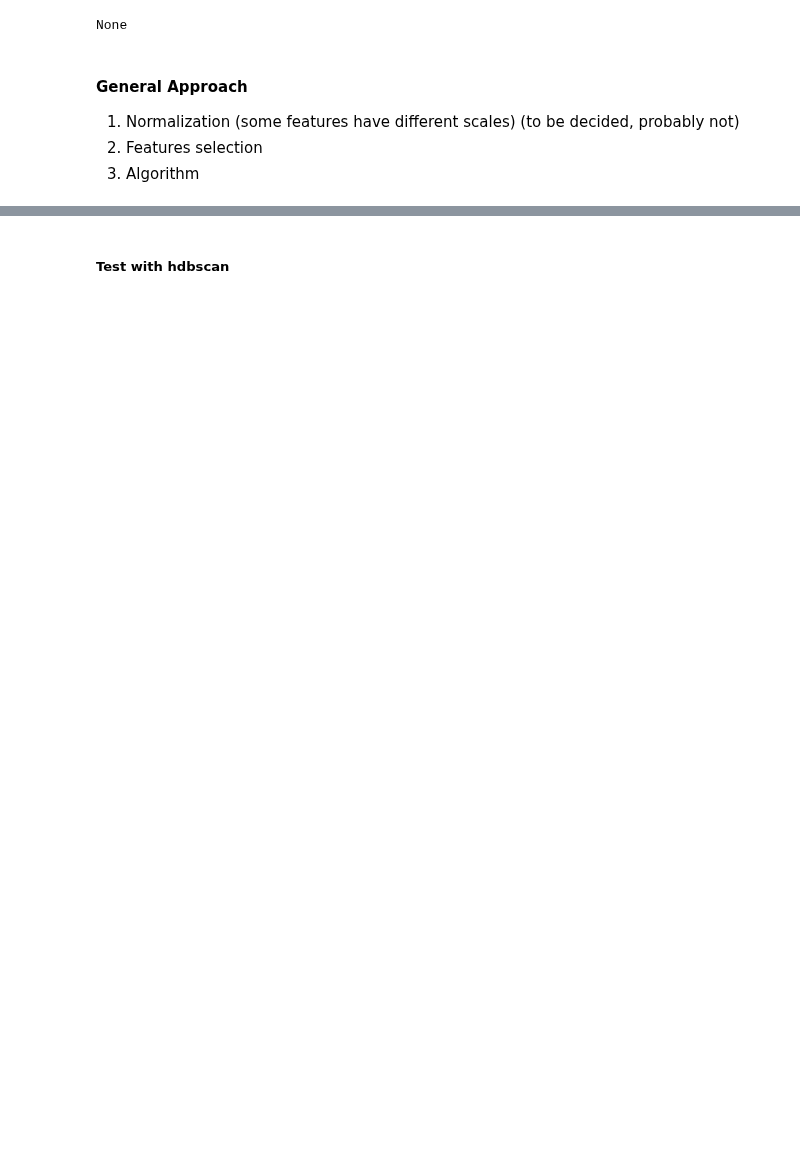
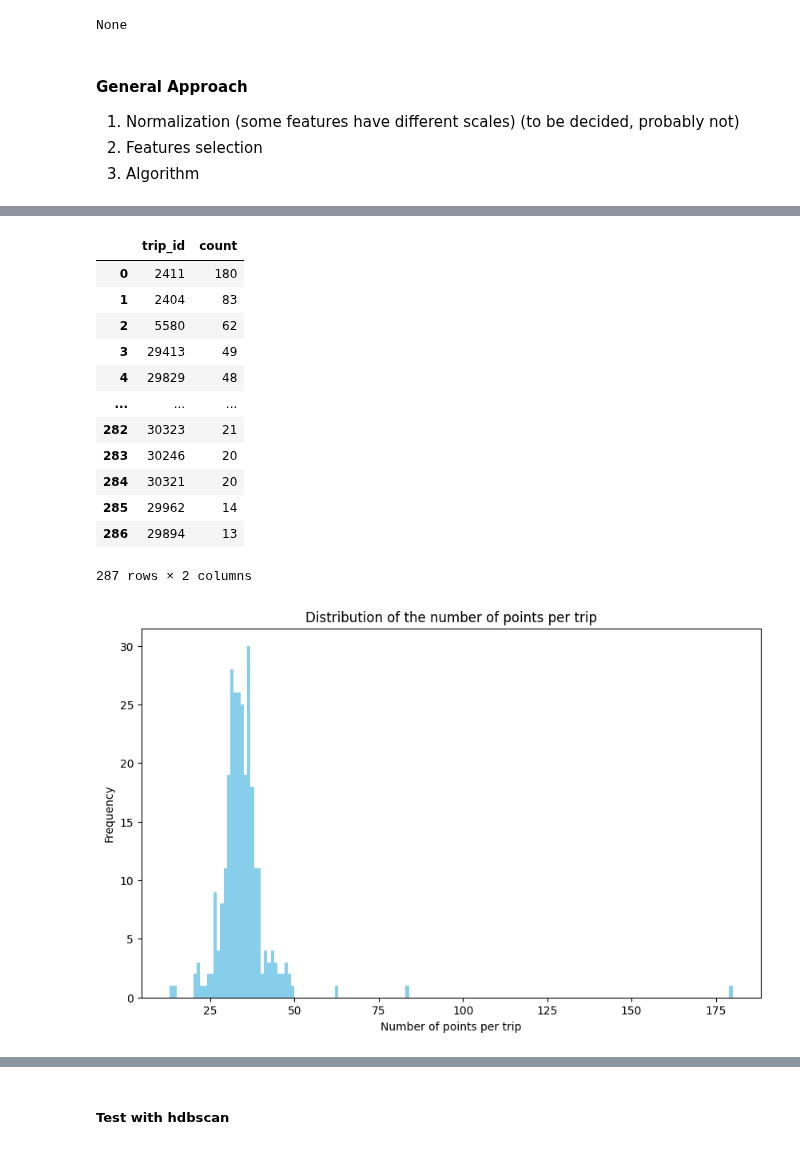
Before and after one commit to Accazeta/AIS_data_analysis, a Jupyter notebook: src/Time_series_clustering.ipynb, the cells around one changed output, grey strips where cells are left out. Saved outputs shown, nothing was run; the diff lists cells and outputs as text; code cells hidden in the pictures; blank space fills up the shorter version.

```diff
--- a/src/Time_series_clustering.ipynb
+++ b/src/Time_series_clustering.ipynb
@@ -136,0 +86,31 @@ wb.open('file://' + os.path.realpath('test.html'))
+# %%
+# all the trips of the chosen route are separated in a list
+# create a single dataframe with all of them together
+testDF = p.concat(trips_list, ignore_index=True, axis=0)
+points_per_trip = testDF['trip_id'].value_counts().reset_index(name='count')
+
+display(points_per_trip)
+
+plt.figure(figsize=(10,6))
+plt.hist(points_per_trip['count'],
+         bins=range(min(points_per_trip['count']), max(points_per_trip['count']) + 1, 1), # from, to, step
+         color='skyblue')
+plt.xlabel('Number of points per trip')
+plt.ylabel('Frequency')
+plt.title('Distribution of the number of points per trip')
+plt.show()
+# %% [output]
+|  | trip_id | count |
+| 0 | 2411 | 180 |
+| 1 | 2404 | 83 |
+| 2 | 5580 | 62 |
+| 3 | 29413 | 49 |
+| 4 | 29829 | 48 |
+| ... | ... | ... |
+| 282 | 30323 | 21 |
+| 283 | 30246 | 20 |
+| 284 | 30321 | 20 |
+| 285 | 29962 | 14 |
+| 286 | 29894 | 13 |
+287 rows × 2 columns
+[figure, added]
```
Also changed, not shown: parts of 15 cells of this notebook, 3 other files.
